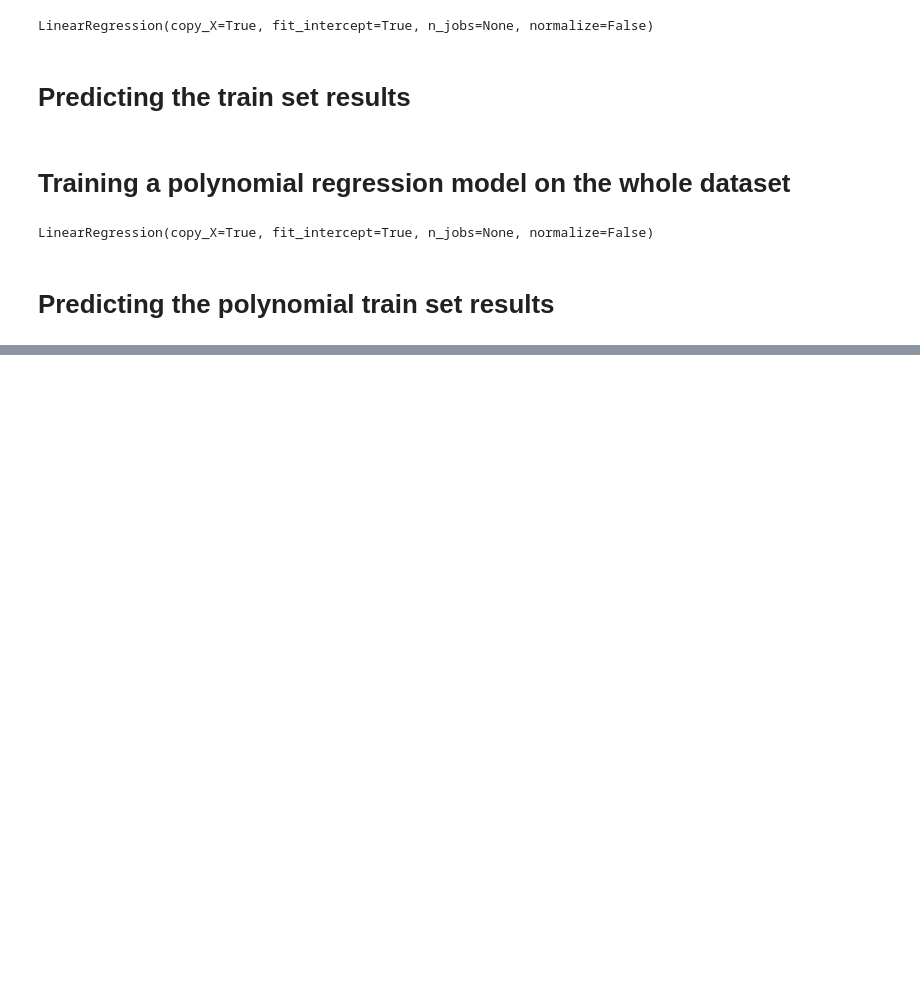
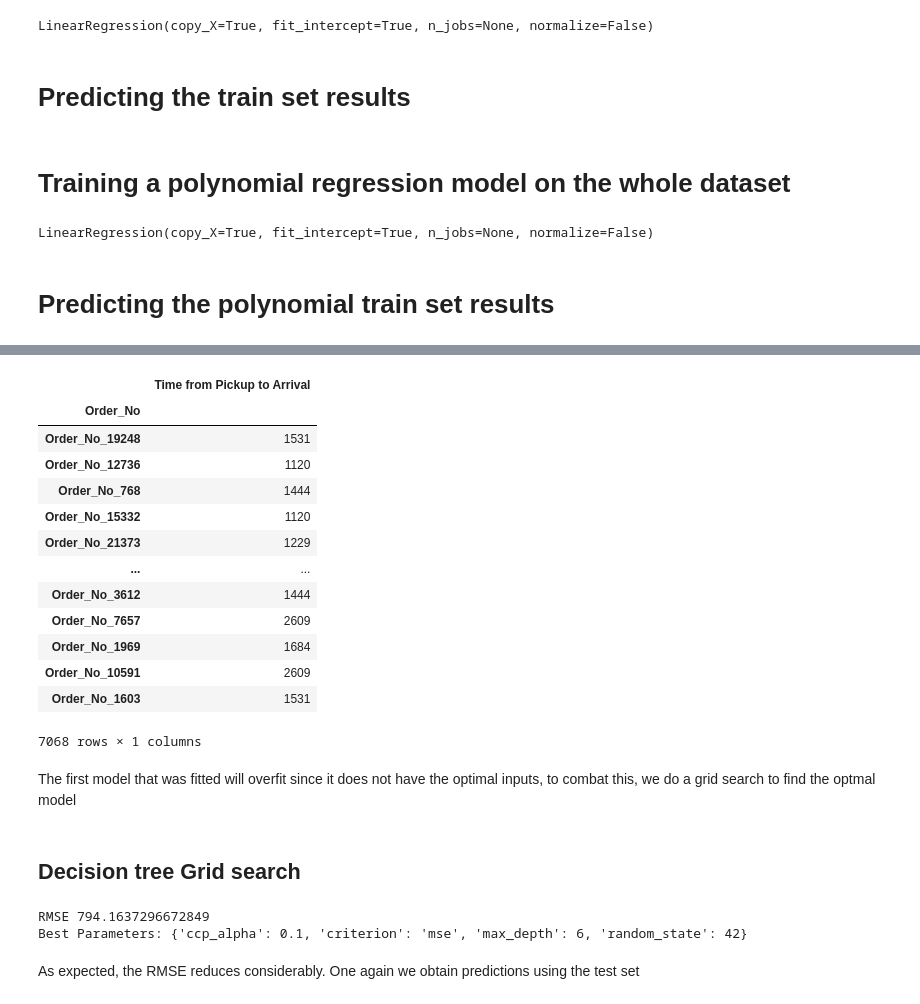
Before and after one commit to MilkShaikh3/Predict_Regression, a Jupyter notebook: Predict_Regression.ipynb, the cells around one changed output, grey strips where cells are left out. Saved outputs shown, nothing was run; the diff lists cells and outputs as text; code cells hidden in the pictures; blank space fills up the shorter version.

```diff
--- a/Predict_Regression.ipynb
+++ b/Predict_Regression.ipynb
@@ -1023,0 +1163,3 @@ print(beta_0)
+# %%
+from sklearn.tree import DecisionTreeRegressor
+regr_tree = DecisionTreeRegressor(max_depth=5,random_state=42)
@@ -1023,0 +1177,45 @@ print(beta_0)
+# %%
+y_pred = regr_tree.predict(X_test)
+Predictions1 = pd.DataFrame(data=y_pred, index=X_test.index,
+                      columns=['Time from Pickup to Arrival']).astype(int)
+# %%
+Predictions1
+# %% [output]
+|  | Time from Pickup to Arrival |
+| Order_No |  |
+| Order_No_19248 | 1531 |
+| Order_No_12736 | 1120 |
+| Order_No_768 | 1444 |
+| Order_No_15332 | 1120 |
+| Order_No_21373 | 1229 |
+| ... | ... |
+| Order_No_3612 | 1444 |
+| Order_No_7657 | 2609 |
+| Order_No_1969 | 1684 |
+| Order_No_10591 | 2609 |
+| Order_No_1603 | 1531 |
+7068 rows × 1 columns
+# %% [markdown]
+The first model that was fitted will overfit since it does not have the optimal inputs, to combat this, we do a grid search to find the optmal model
+# %% [markdown]
+## Decision tree Grid search
+# %%
+from sklearn.model_selection import GridSearchCV
+parameters = [{'criterion': ['mse'], 'max_depth': [1,2,3,4,5,6,7,8,9,10],
+             'ccp_alpha':[0.1,0.2,0.3,0.4,0.5,0.6,0.7,0.8,0.9,1],
+             'random_state': [42]}]
+grid_search = GridSearchCV(estimator = regr_tree,
+                           param_grid = parameters,
+                           scoring = 'neg_mean_squared_error',
+                           cv = 10,
+                           n_jobs = -1)
+grid_search_DT = grid_search.fit(X_train, y_train)
+best_accuracy = grid_search.best_score_
+best_parameters = grid_search.best_params_
+print("RMSE",np.sqrt(-best_accuracy))
+print("Best Parameters:", best_parameters)
+# %% [output]
+RMSE 794.1637296672849
+Best Parameters: {'ccp_alpha': 0.1, 'criterion': 'mse', 'max_depth': 6, 'random_state': 42}
+# %% [markdown]
+As expected, the RMSE reduces considerably. One again we obtain predictions using the test set
```
Also changed, not shown: parts of 48 cells of this notebook, 2 other files.
